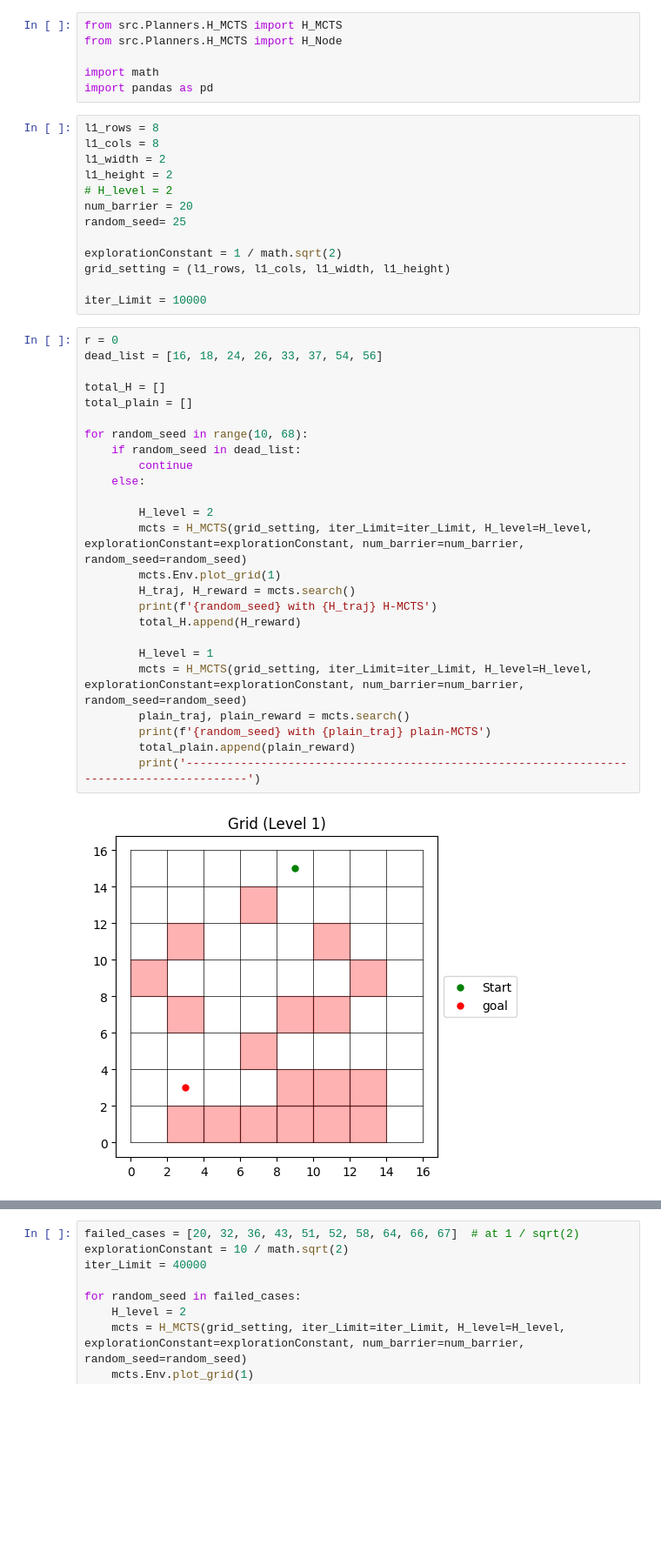
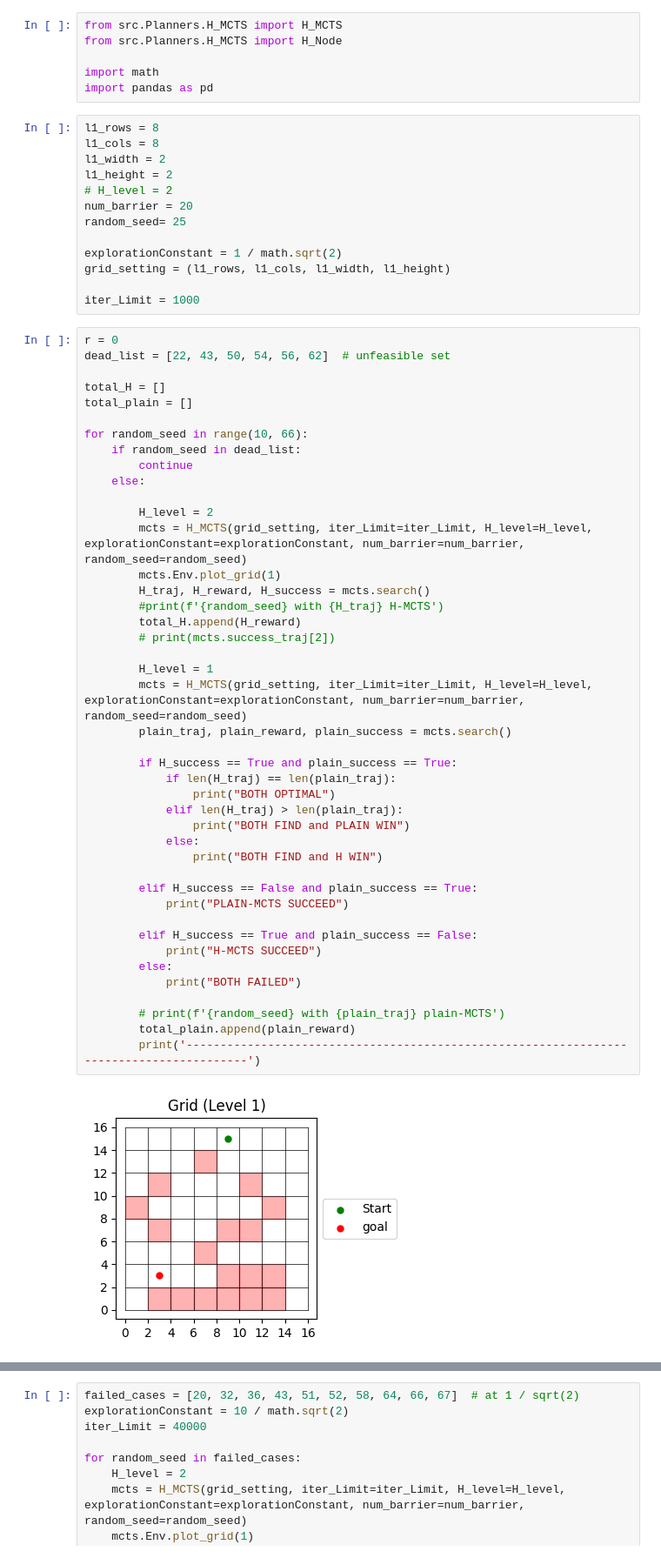
Before and after one commit to enicole0164/H_MCTS_temp, a Jupyter notebook: Node_test.ipynb, the cells around one changed output, grey strips where cells are left out. Shown at 87% size. Drawn from its saved outputs; the diff is of its cells as text; blank space fills up the shorter version.

```diff
--- a/Node_test.ipynb
+++ b/Node_test.ipynb
@@ -18,31 +18,49 @@ random_seed= 25
 explorationConstant = 1 / math.sqrt(2)
 grid_setting = (l1_rows, l1_cols, l1_width, l1_height)
 
-iter_Limit = 10000
+iter_Limit = 1000
 # %%
 r = 0
-dead_list = [16, 18, 24, 26, 33, 37, 54, 56]
+dead_list = [22, 43, 50, 54, 56, 62]  # unfeasible set
 
 total_H = []
 total_plain = []
 
-for random_seed in range(10, 68):
+for random_seed in range(10, 66):
     if random_seed in dead_list:
         continue
     else:
 
         H_level = 2
         mcts = H_MCTS(grid_setting, iter_Limit=iter_Limit, H_level=H_level, explorationConstant=explorationConstant, num_barrier=num_barrier, random_seed=random_seed)
         mcts.Env.plot_grid(1)
-        H_traj, H_reward = mcts.search()
-        print(f'{random_seed} with {H_traj} H-MCTS')
+        H_traj, H_reward, H_success = mcts.search()
+        #print(f'{random_seed} with {H_traj} H-MCTS')
         total_H.append(H_reward)
+        # print(mcts.success_traj[2])
 
         H_level = 1
         mcts = H_MCTS(grid_setting, iter_Limit=iter_Limit, H_level=H_level, explorationConstant=explorationConstant, num_barrier=num_barrier, random_seed=random_seed)
-        plain_traj, plain_reward = mcts.search()
-        print(f'{random_seed} with {plain_traj} plain-MCTS')
+        plain_traj, plain_reward, plain_success = mcts.search()
+
+        if H_success == True and plain_success == True:
+            if len(H_traj) == len(plain_traj):
+                print("BOTH OPTIMAL")
+            elif len(H_traj) > len(plain_traj):
+                print("BOTH FIND and PLAIN WIN")
+            else:
+                print("BOTH FIND and H WIN")
+
+        elif H_success == False and plain_success == True:
+            print("PLAIN-MCTS SUCCEED")
+
+        elif H_success == True and plain_success == False:
+            print("H-MCTS SUCCEED")
+        else:
+            print("BOTH FAILED")
+
+        # print(f'{random_seed} with {plain_traj} plain-MCTS')
         total_plain.append(plain_reward)
         print('-----------------------------------------------------------------------------------------')
 # %% [output]
-[figure, old version]
+[figure, new version]
```
Also changed, not shown: parts of 1 cell of this notebook, 3 other files.
